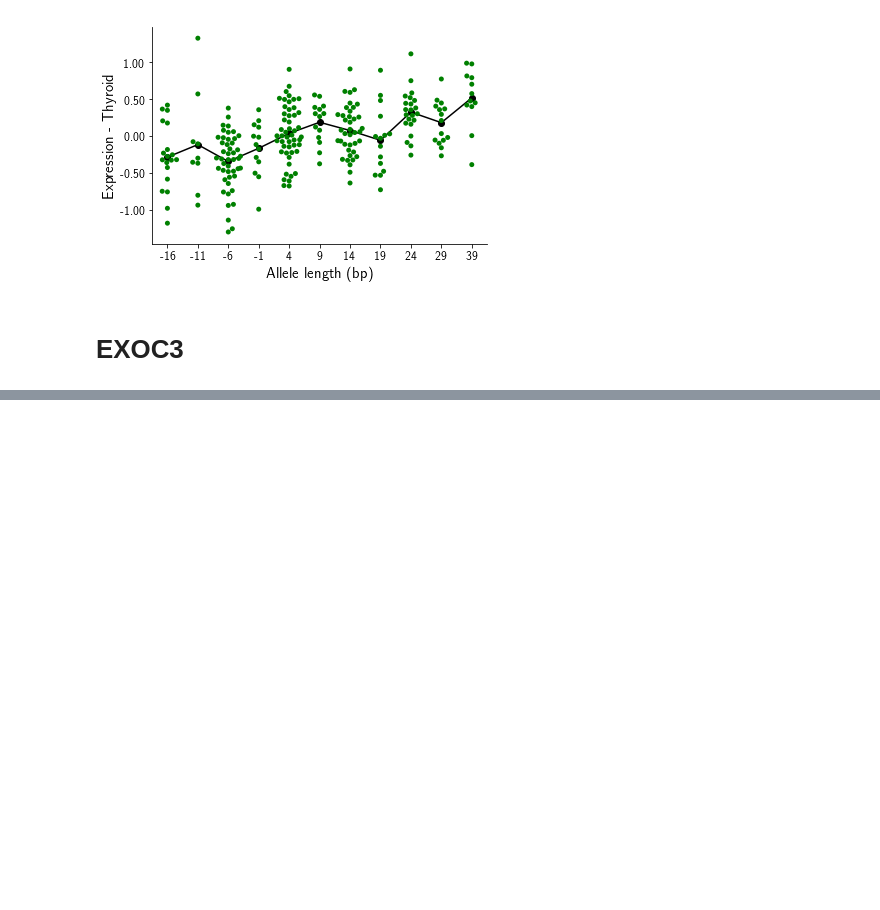
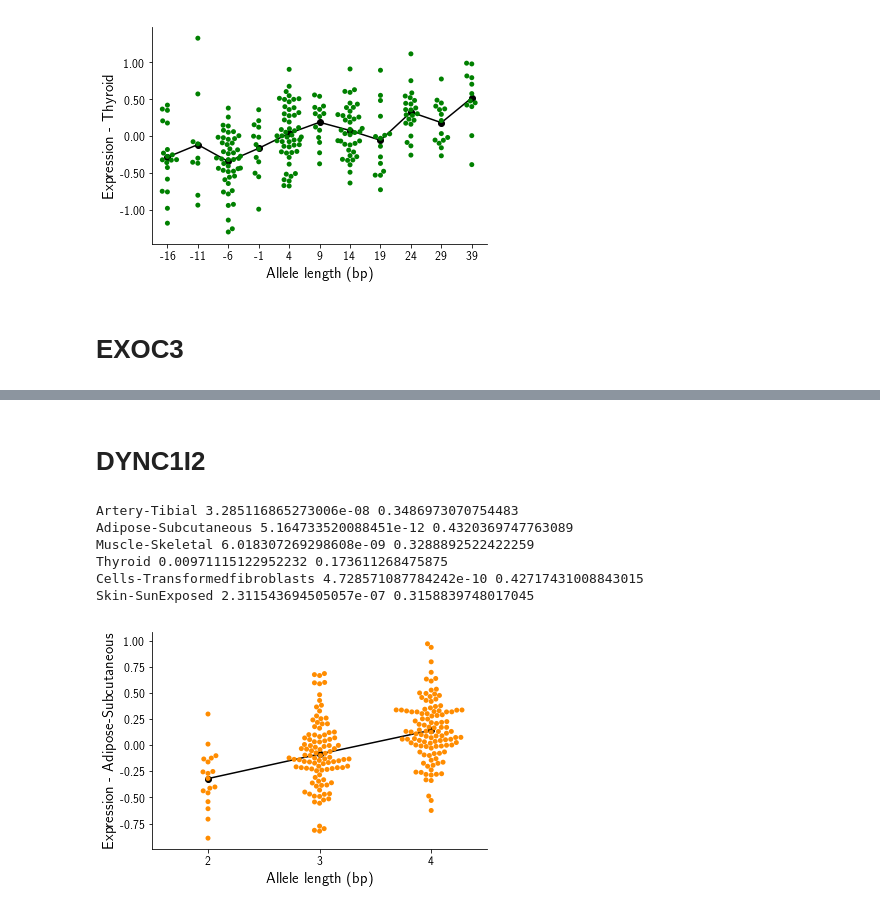
Before and after one commit to gymreklab/gtex-estrs-paper, a Jupyter notebook: Figures/eSTRLiteratureExamples.ipynb, the cells around one changed output, grey strips where cells are left out. Saved outputs shown, nothing was run; the diff lists cells and outputs as text; code cells hidden in the pictures; blank space fills up the shorter version.

```diff
--- a/Figures/eSTRLiteratureExamples.ipynb
+++ b/Figures/eSTRLiteratureExamples.ipynb
@@ -1271,0 +1334,19 @@ Esophagus-Muscularis 4.529487478854264e-11 0.4565877628674536
+# %% [markdown]
+# DYNC1I2
+# %%
+chrom = "chr2"
+start = 172569135
+end = 172569135
+gene = "ENSG00000077380.11"
+best_tissue, best_p, best_beta = GetBestTissue(chrom, start, gene, data)
+if SAVEPLOT: fname = os.path.join(RESULTSDIR, "SuppFig_Literature_DYNC1I2.pdf")
+else: fname = None
+PlotESTR(gene, best_tissue, chrom, start, end, COLORS, fname=fname)
+# %% [output]
+Artery-Tibial 3.285116865273006e-08 0.3486973070754483
+Adipose-Subcutaneous 5.164733520088451e-12 0.4320369747763089
+Muscle-Skeletal 6.018307269298608e-09 0.3288892522422259
+Thyroid 0.00971115122952232 0.173611268475875
+Cells-Transformedfibroblasts 4.728571087784242e-10 0.42717431008843015
+Skin-SunExposed 2.311543694505057e-07 0.3158839748017045
+[figure, added]
```
Also changed, not shown: parts of 48 cells of this notebook, 11 other files.
